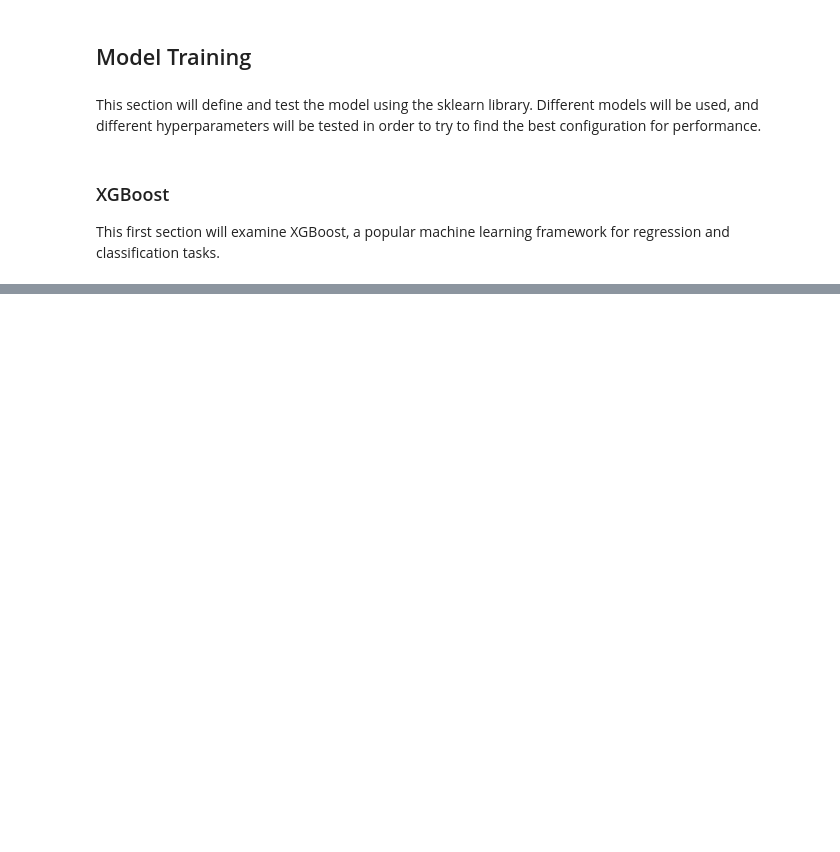
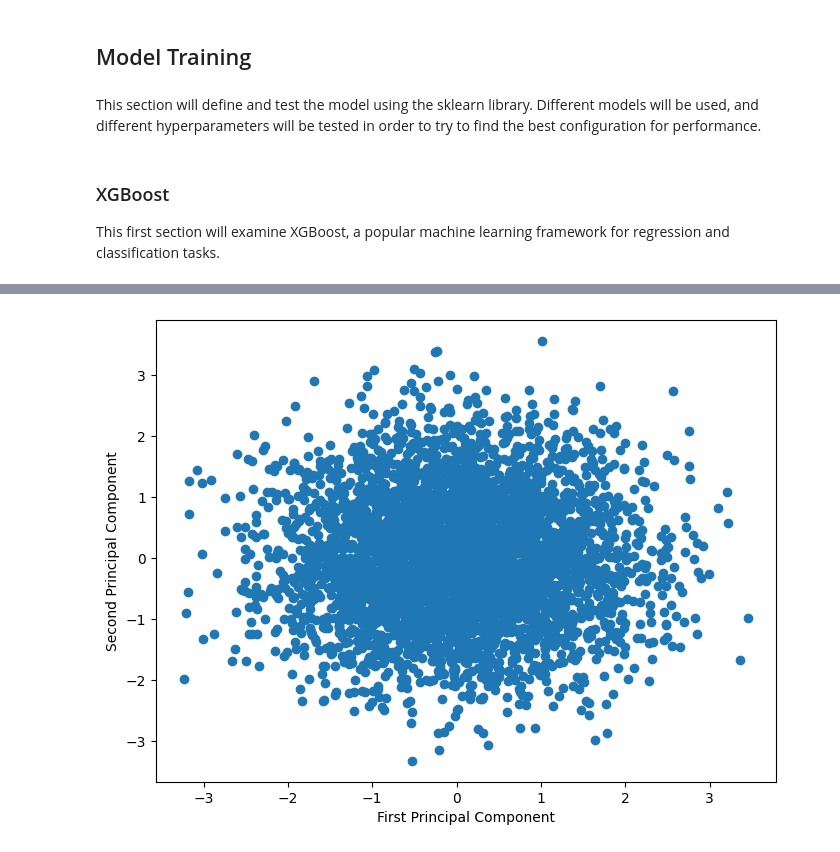
Before and after one commit to clmcnabb/aq_health_impact, a Jupyter notebook: experimentation.ipynb, the cells around one changed output, grey strips where cells are left out. Saved outputs shown, nothing was run; the diff lists cells and outputs as text; code cells hidden in the pictures; blank space fills up the shorter version.

```diff
--- a/experimentation.ipynb
+++ b/experimentation.ipynb
@@ -357,0 +481,15 @@ print(f"Accuracy on test set: {accuracy:.2f}")
+# %%
+from sklearn.decomposition import PCA
+
+pca = PCA(n_components=5)
+X_pca = pca.fit_transform(X_train)
+# %%
+import matplotlib.pyplot as plt
+
+plt.figure(figsize=(8, 6))
+plt.scatter(X_pca[:, 0], X_pca[:, 1])
+plt.xlabel("First Principal Component")
+plt.ylabel("Second Principal Component")
+plt.show()
+# %% [output]
+[figure, added]
```
Also changed, not shown: parts of 13 cells of this notebook.
